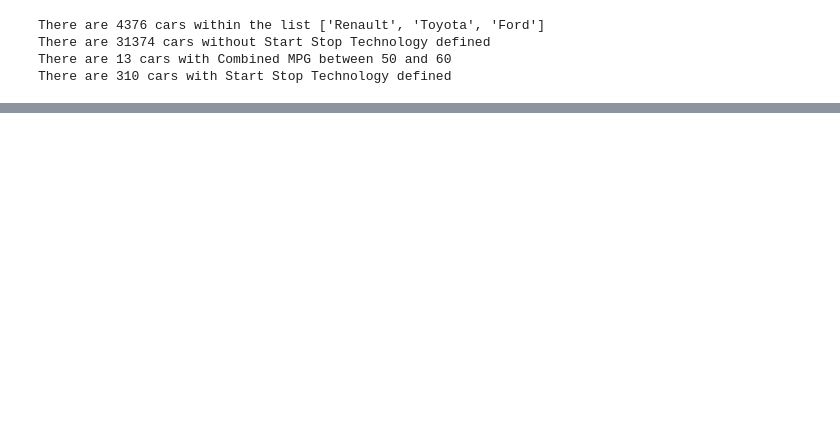
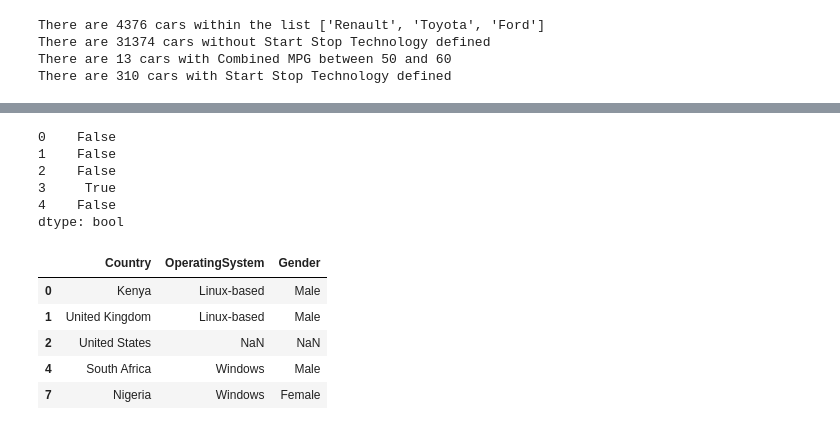
Before and after one commit to Byienio/Pandas_pg, a Jupyter notebook: DataFrames.ipynb, the cells around one changed output, grey strips where cells are left out. Cells and saved outputs as stored; diff of their text form; code cells hidden in the pictures; blank space fills up the shorter version.

```diff
--- a/DataFrames.ipynb
+++ b/DataFrames.ipynb
@@ -1008,0 +1033,18 @@ There are 310 cars with Start Stop Technology defined
+# %%
+duplicatedKeepFirst = surveys.duplicated(subset ='Country',keep='first')
+# %% [output]
+0    False
+1    False
+2    False
+3     True
+4    False
+dtype: bool
+# %%
+surveys[~duplicatedKeepFirst].head()
+# %% [output]
+|  | Country | OperatingSystem | Gender |
+| 0 | Kenya | Linux-based | Male |
+| 1 | United Kingdom | Linux-based | Male |
+| 2 | United States | NaN | NaN |
+| 4 | South Africa | Windows | Male |
+| 7 | Nigeria | Windows | Female |
```
Also changed, not shown: parts of 7 cells of this notebook.
